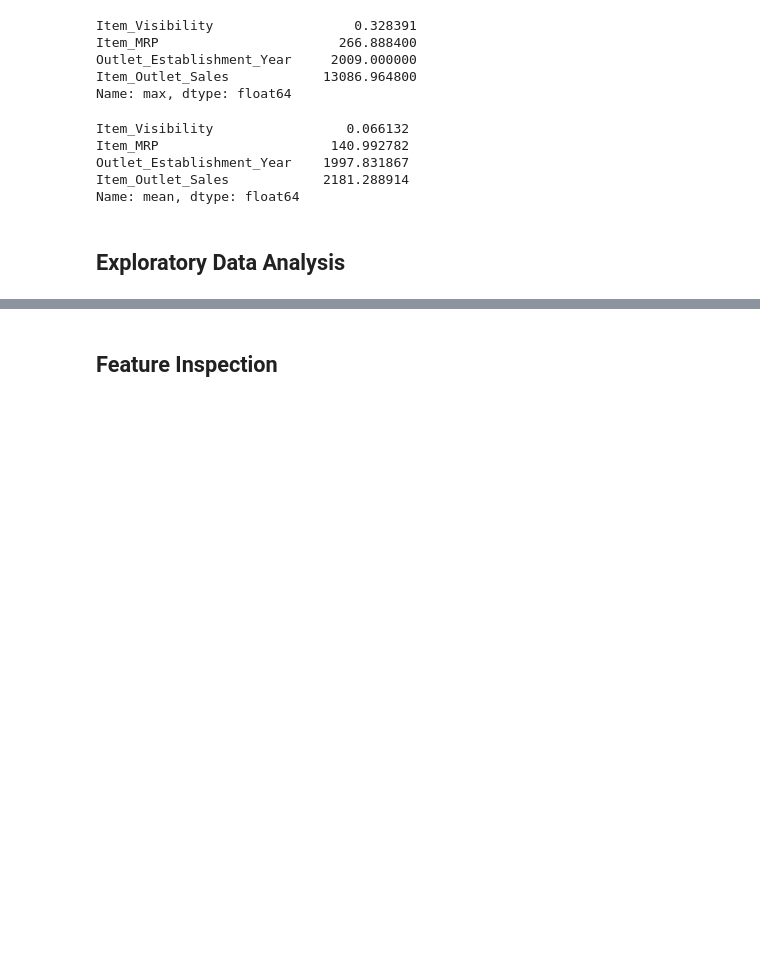
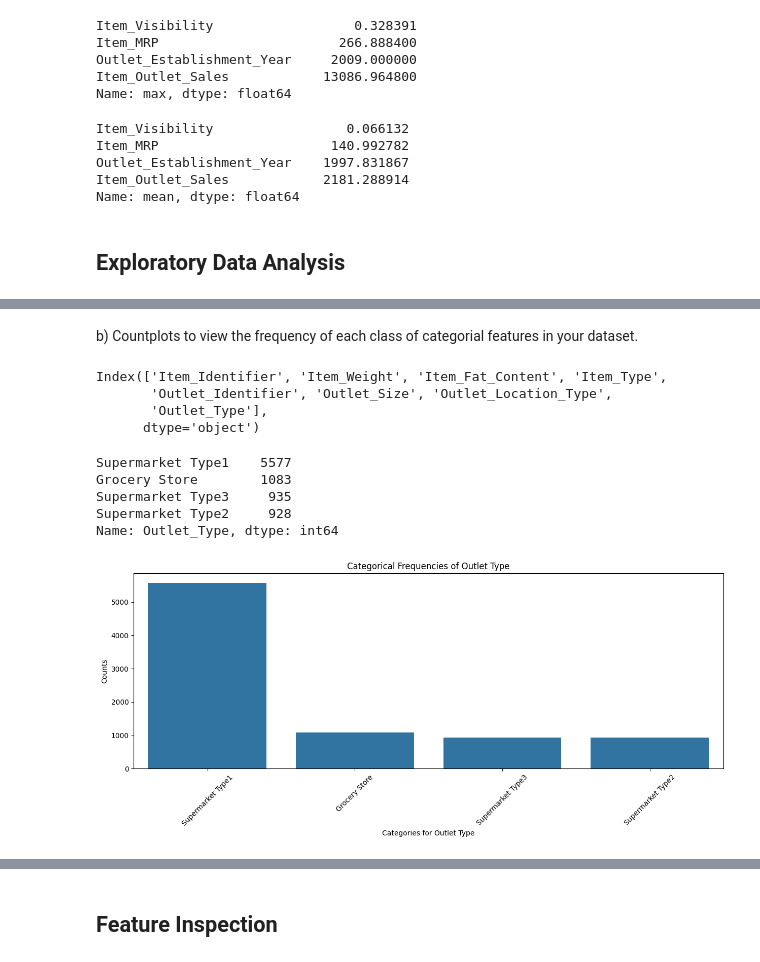
Before and after one commit to zal-developer/Production-of-Product-Sales., a Jupyter notebook: Prediction_of_Product_Sales.ipynb, the cells around one changed output, grey strips where cells are left out. Cells and saved outputs as stored; diff of their text form; code cells hidden in the pictures; blank space fills up the shorter version.

```diff
--- a/Prediction_of_Product_Sales.ipynb
+++ b/Prediction_of_Product_Sales.ipynb
@@ -273,0 +369,44 @@ Name: mean, dtype: float64
+# %% [markdown]
+b\) Countplots to view the frequency of each class of categorial features in your dataset.
+# %%
+##Finding the categorical features
+cat_cols = df.select_dtypes('object').columns
+cat_cols
+# %% [output]
+Index(['Item_Identifier', 'Item_Weight', 'Item_Fat_Content', 'Item_Type',
+       'Outlet_Identifier', 'Outlet_Size', 'Outlet_Location_Type',
+       'Outlet_Type'],
+      dtype='object')
+# %%
+## functionize a barplot and call it plot_bar
+
+def plot_bar(data,x, y, figsize=(15,5)):
+    ## Make a larger fig/ax before plotting
+    fig, ax = plt.subplots(figsize=figsize)
+
+    ## Plot barplot
+
+    ## counts, counts up the categories, sort the values, then puts them in a
+    ## data frame.
+
+    counts = df[x].value_counts().sort_values(ascending=False).to_frame()
+    ## ploting the barplot
+
+    sns.barplot(data=counts,x=counts.index, y = counts[x],ax=ax)
+
+    plt.xticks(rotation= 45)
+    ax.set_title(f'Categorical Frequencies of {y}');
+    ax.set_xlabel(f'Categories for {y}')
+    ax.set_ylabel('Counts')
+
+    return fig,ax
+# %%
+fig, ax = plot_bar(df, 'Outlet_Type', 'Outlet Type');
+print(df['Outlet_Type'].value_counts())
+# %% [output]
+Supermarket Type1    5577
+Grocery Store        1083
+Supermarket Type3     935
+Supermarket Type2     928
+Name: Outlet_Type, dtype: int64
+[figure, added]
```
Also changed, not shown: parts of 28 cells of this notebook.
